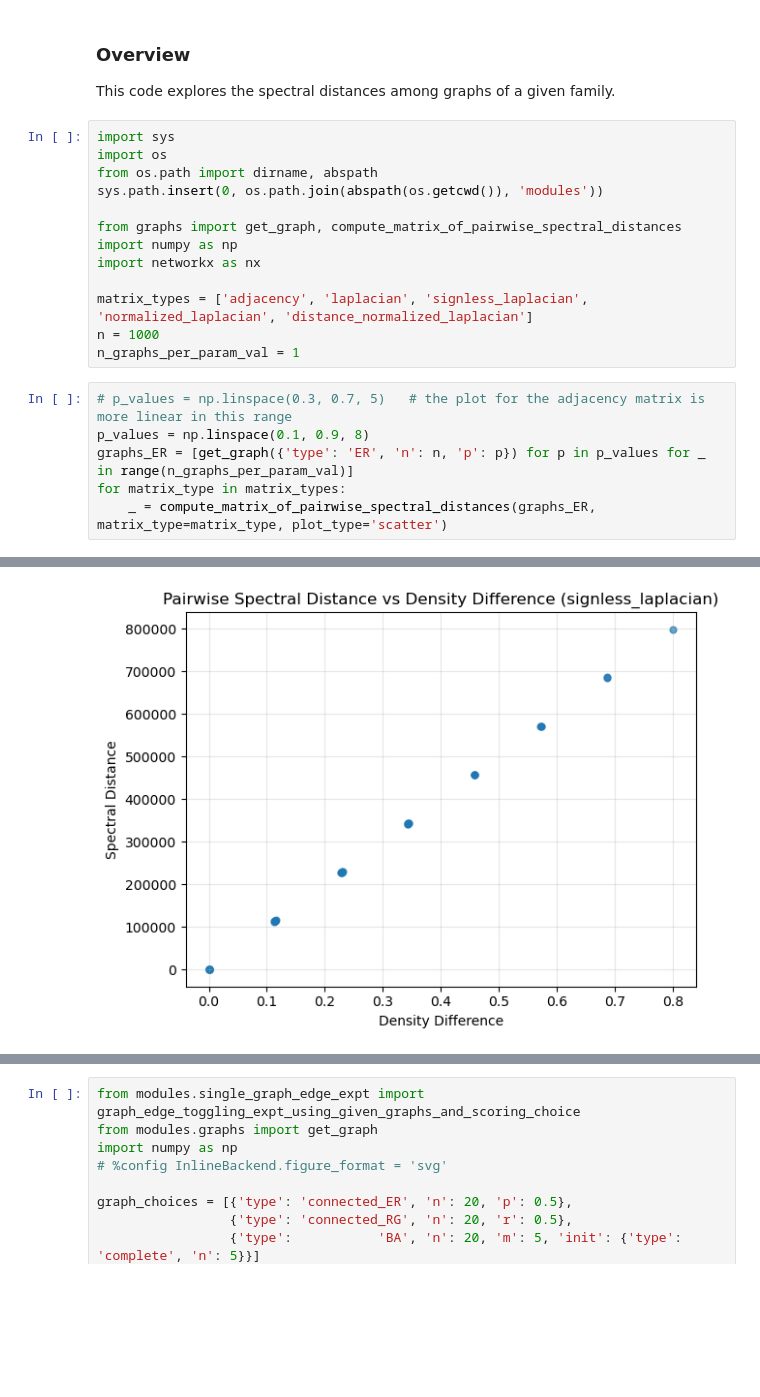
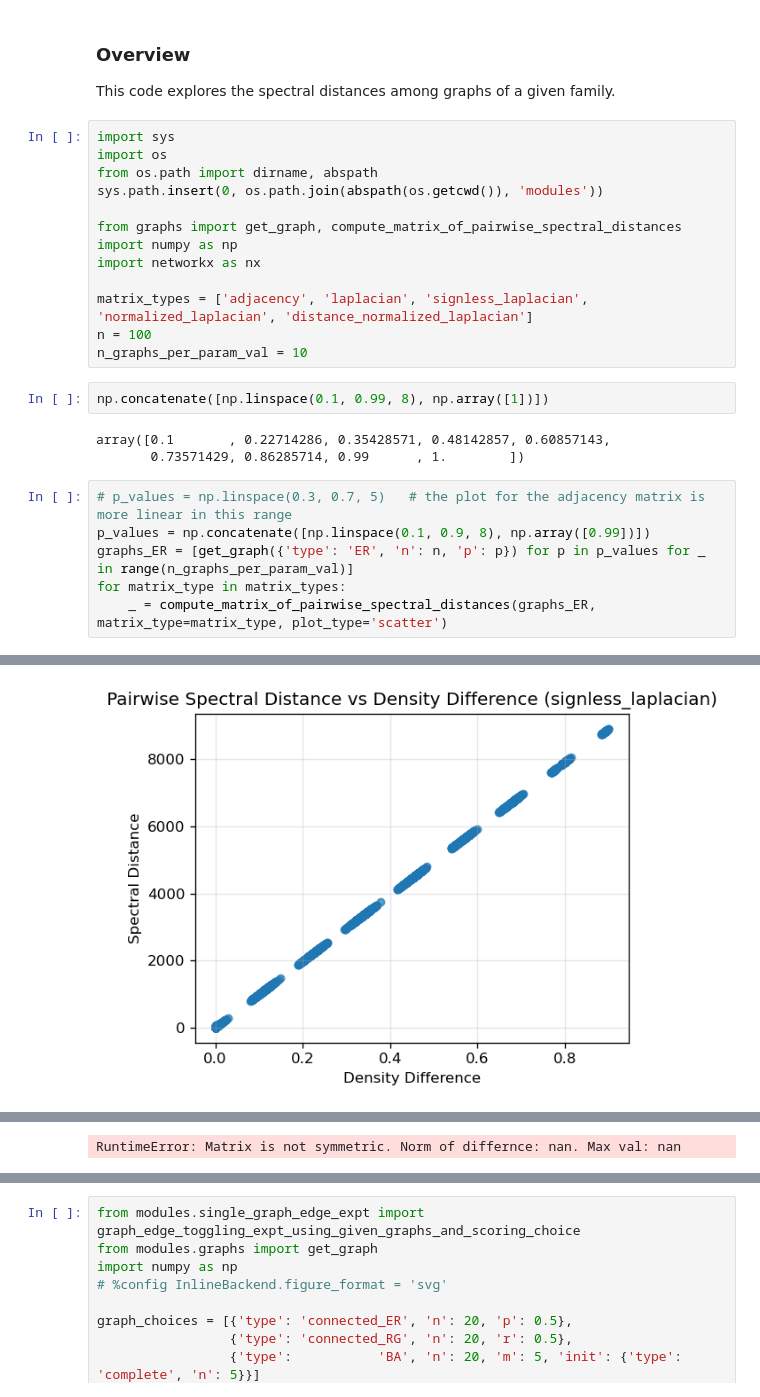
Before and after one commit to cirens-utd/distinguish-control-graphs, a Jupyter notebook: spec_dist_among_graphs.ipynb, the cells around one changed output, grey strips where cells are left out. Saved outputs shown, nothing was run; the diff lists cells and outputs as text; blank space fills up the shorter version.

```diff
--- a/spec_dist_among_graphs.ipynb
+++ b/spec_dist_among_graphs.ipynb
@@ -13,11 +13,16 @@ import numpy as np
 import networkx as nx
 
 matrix_types = ['adjacency', 'laplacian', 'signless_laplacian', 'normalized_laplacian', 'distance_normalized_laplacian']
-n = 1000
-n_graphs_per_param_val = 1
+n = 100
+n_graphs_per_param_val = 10
+# %%
+np.concatenate([np.linspace(0.1, 0.99, 8), np.array([1])])
+# %% [output]
+array([0.1       , 0.22714286, 0.35428571, 0.48142857, 0.60857143,
+       0.73571429, 0.86285714, 0.99      , 1.        ])
 # %%
 # p_values = np.linspace(0.3, 0.7, 5)   # the plot for the adjacency matrix is more linear in this range
-p_values = np.linspace(0.1, 0.9, 8)
+p_values = np.concatenate([np.linspace(0.1, 0.9, 8), np.array([0.99])])
 graphs_ER = [get_graph({'type': 'ER', 'n': n, 'p': p}) for p in p_values for _ in range(n_graphs_per_param_val)]
 for matrix_type in matrix_types:
     _ = compute_matrix_of_pairwise_spectral_distances(graphs_ER, matrix_type=matrix_type, plot_type='scatter')
@@ -27 +32 @@ for matrix_type in matrix_types:
-[figure, old version]
+[figure, new version]
@@ -30,3 +33,4 @@ for matrix_type in matrix_types:
+RuntimeError: Matrix is not symmetric. Norm of differnce: nan. Max val: nan
 # %%
 # r_values = np.linspace(0.25, 0.75, 6)     # the plot for adjacency matrix is more linear for this range
 r_values = np.linspace(0.1, 0.9, 8)
```
Also changed, not shown: parts of 4 cells of this notebook, 1 other file.
